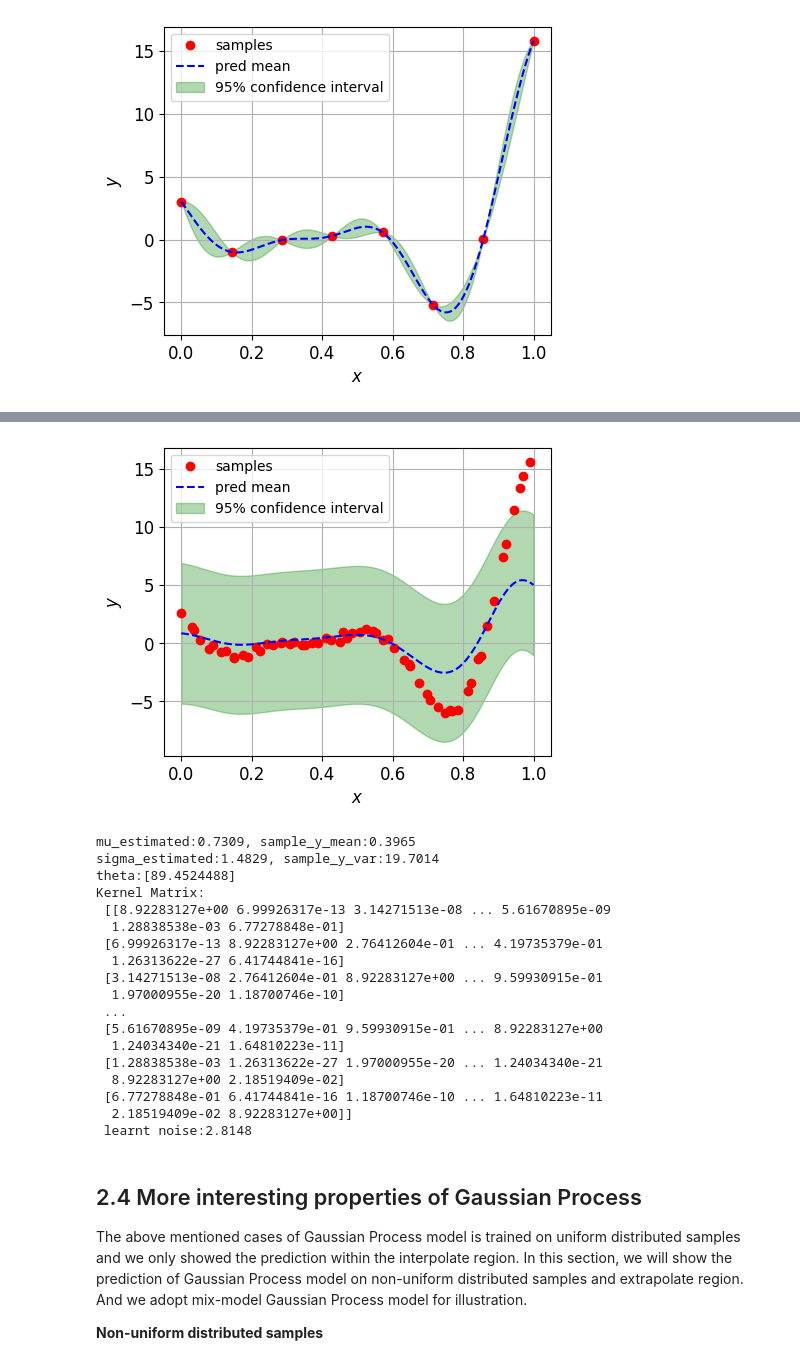
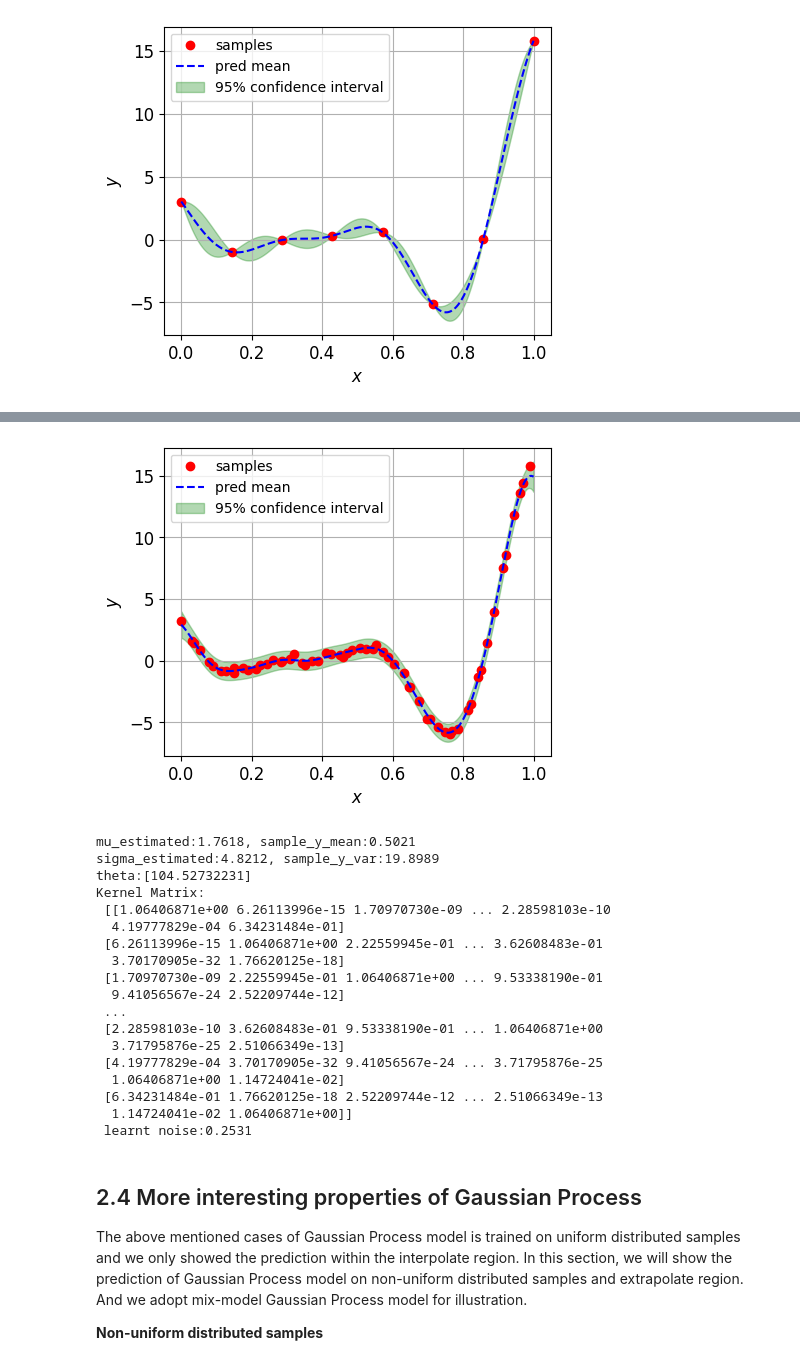
Before and after one commit to JiaxiangYi96/mfpml, a Jupyter notebook: tutorials/from_gp_to_bo.ipynb, the cells around one changed output, grey strips where cells are left out. Drawn from its saved outputs; the diff is of its cells as text; code cells hidden in the pictures.

```diff
--- a/tutorials/from_gp_to_bo.ipynb
+++ b/tutorials/from_gp_to_bo.ipynb
@@ -215,25 +215,25 @@ test_mean = func.f(test_x)
 # %%
 
 # initialize the regressor
-gp = GaussianProcessRegressor(design_space=func._input_domain)
+gp = GaussianProcess(design_space=func._input_domain)
 # train the model
 gp.train(sample_x, sample_y)
 # get the prediction
 gp_pre, gp_std = gp.predict(test_x, return_std=True)
 
 gp.plot_prediction(figsize=(5, 4))
 # %% [output]
-[figure, old version]
+[figure, new version]
 # %%
 # to explore some important parameters
 # estimated mean value
-mu_estimated = gp.mu
+mu_estimated = gp.beta[0, 0]
 # sample mean value
 sample_y_mean = np.mean(sample_y)
 print(f"mu_estimated:{mu_estimated:.4f}, sample_y_mean:{sample_y_mean:.4f}")
 
 # estimated variance
-sigma_estimated = gp.sigma2
+sigma_estimated = gp.sigma2[0, 0]
 # sample variance
 sample_y_var = np.var(sample_y)
 print(
@@ -246,24 +246,24 @@ print(f"Kernel Matrix: \n {gp.K}")
 # learned noise
 print(f" learnt noise:{gp.noise:.4f}")
 # %% [output]
-mu_estimated:0.7309, sample_y_mean:0.3965
-sigma_estimated:1.4829, sample_y_var:19.7014
-theta:[89.4524488]
+mu_estimated:1.7618, sample_y_mean:0.5021
+sigma_estimated:4.8212, sample_y_var:19.8989
+theta:[104.52732231]
 Kernel Matrix:
- [[8.92283127e+00 6.99926317e-13 3.14271513e-08 ... 5.61670895e-09
-  1.28838538e-03 6.77278848e-01]
- [6.99926317e-13 8.92283127e+00 2.76412604e-01 ... 4.19735379e-01
-  1.26313622e-27 6.41744841e-16]
- [3.14271513e-08 2.76412604e-01 8.92283127e+00 ... 9.59930915e-01
-  1.97000955e-20 1.18700746e-10]
+ [[1.06406871e+00 6.26113996e-15 1.70970730e-09 ... 2.28598103e-10
+  4.19777829e-04 6.34231484e-01]
+ [6.26113996e-15 1.06406871e+00 2.22559945e-01 ... 3.62608483e-01
+  3.70170905e-32 1.76620125e-18]
+ [1.70970730e-09 2.22559945e-01 1.06406871e+00 ... 9.53338190e-01
+  9.41056567e-24 2.52209744e-12]
  ...
- [5.61670895e-09 4.19735379e-01 9.59930915e-01 ... 8.92283127e+00
-  1.24034340e-21 1.64810223e-11]
- [1.28838538e-03 1.26313622e-27 1.97000955e-20 ... 1.24034340e-21
-  8.92283127e+00 2.18519409e-02]
- [6.77278848e-01 6.41744841e-16 1.18700746e-10 ... 1.64810223e-11
-  2.18519409e-02 8.92283127e+00]]
- learnt noise:2.8148
+ [2.28598103e-10 3.62608483e-01 9.53338190e-01 ... 1.06406871e+00
+  3.71795876e-25 2.51066349e-13]
+ [4.19777829e-04 3.70170905e-32 9.41056567e-24 ... 3.71795876e-25
+  1.06406871e+00 1.14724041e-02]
+ [6.34231484e-01 1.76620125e-18 2.52209744e-12 ... 2.51066349e-13
+  1.14724041e-02 1.06406871e+00]]
+ learnt noise:0.2531
 # %% [markdown]
 ## 2.4 More interesting properties of Gaussian Process
 
```
Also changed, not shown: parts of 17 cells of this notebook, 10 other files.
